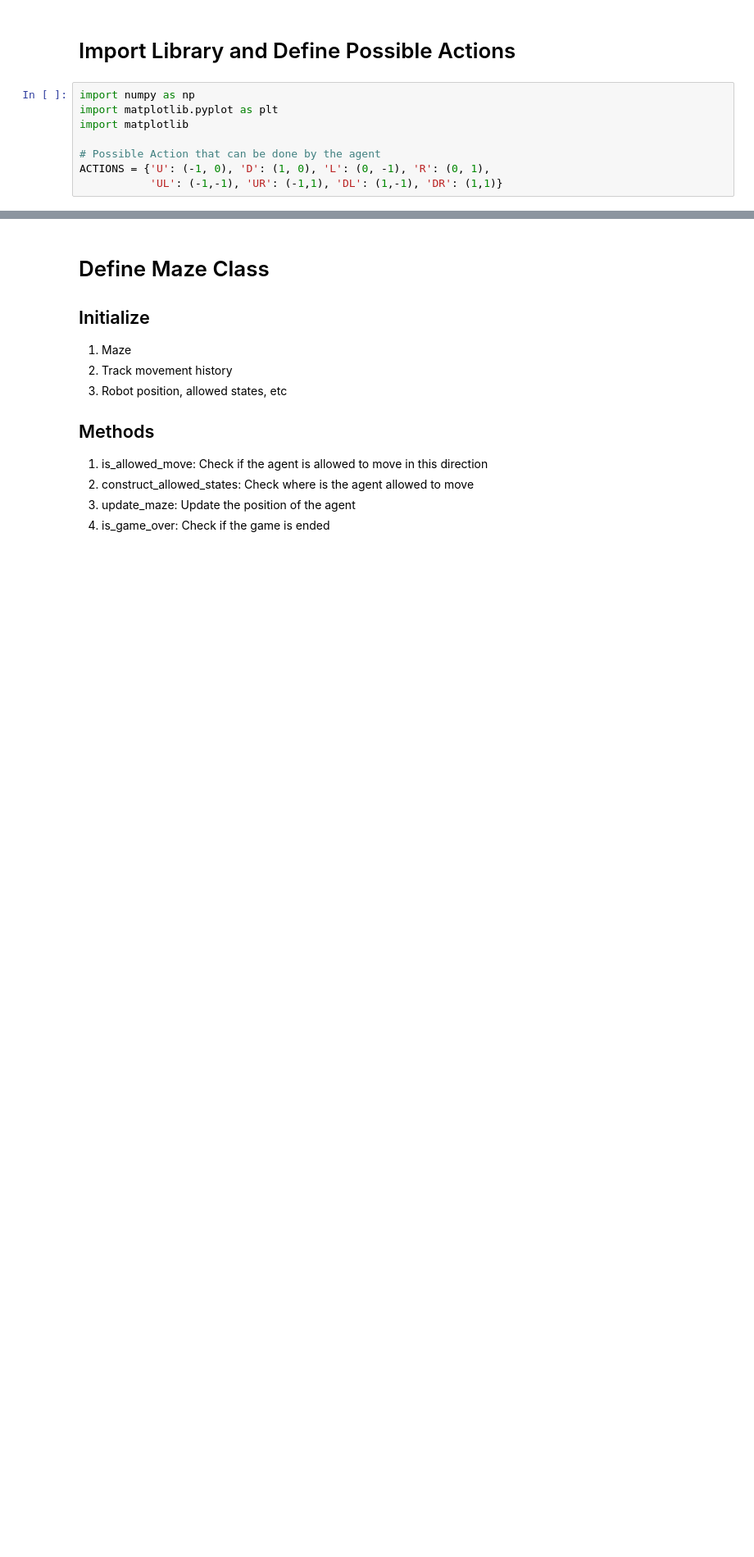
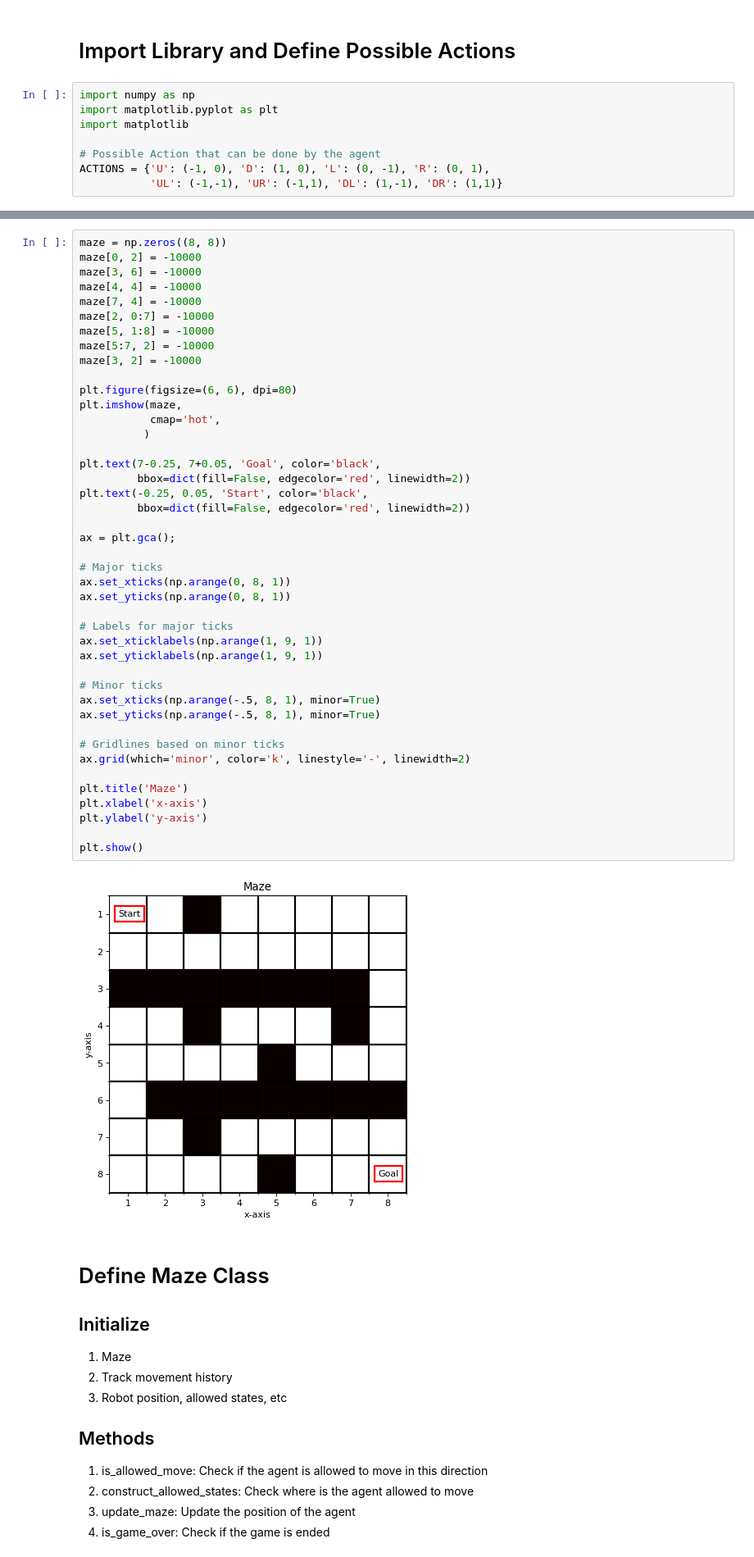
Before and after one commit to featherineaugustus/Reinforcement-Learning---Maze, a Jupyter notebook: Robot Maze Extended.ipynb, the cells around one changed output, grey strips where cells are left out. Shown at 82% size. Cells and saved outputs as stored; diff of their text form; blank space fills up the shorter version.

```diff
--- a/Robot Maze Extended.ipynb
+++ b/Robot Maze Extended.ipynb
@@ -24,3 +26,48 @@ ACTIONS = {'U': (-1, 0), 'D': (1, 0), 'L': (0, -1), 'R': (0, 1),
+# %%
+maze = np.zeros((8, 8))
+maze[0, 2] = -10000
+maze[3, 6] = -10000
+maze[4, 4] = -10000
+maze[7, 4] = -10000
+maze[2, 0:7] = -10000
+maze[5, 1:8] = -10000
+maze[5:7, 2] = -10000
+maze[3, 2] = -10000
+
+plt.figure(figsize=(6, 6), dpi=80)
+plt.imshow(maze,
+           cmap='hot',
+          )
+
+plt.text(7-0.25, 7+0.05, 'Goal', color='black',
+         bbox=dict(fill=False, edgecolor='red', linewidth=2))
+plt.text(-0.25, 0.05, 'Start', color='black',
+         bbox=dict(fill=False, edgecolor='red', linewidth=2))
+
+ax = plt.gca();
+
+# Major ticks
+ax.set_xticks(np.arange(0, 8, 1))
+ax.set_yticks(np.arange(0, 8, 1))
+
+# Labels for major ticks
+ax.set_xticklabels(np.arange(1, 9, 1))
+ax.set_yticklabels(np.arange(1, 9, 1))
+
+# Minor ticks
+ax.set_xticks(np.arange(-.5, 8, 1), minor=True)
+ax.set_yticks(np.arange(-.5, 8, 1), minor=True)
+
+# Gridlines based on minor ticks
+ax.grid(which='minor', color='k', linestyle='-', linewidth=2)
+
+plt.title('Maze')
+plt.xlabel('x-axis')
+plt.ylabel('y-axis')
+
+plt.show()
+# %% [output]
+[figure, added]
 # %% [markdown]
 # Define Maze Class
 
```
Also changed, not shown: parts of 8 cells of this notebook, 1 other file.
